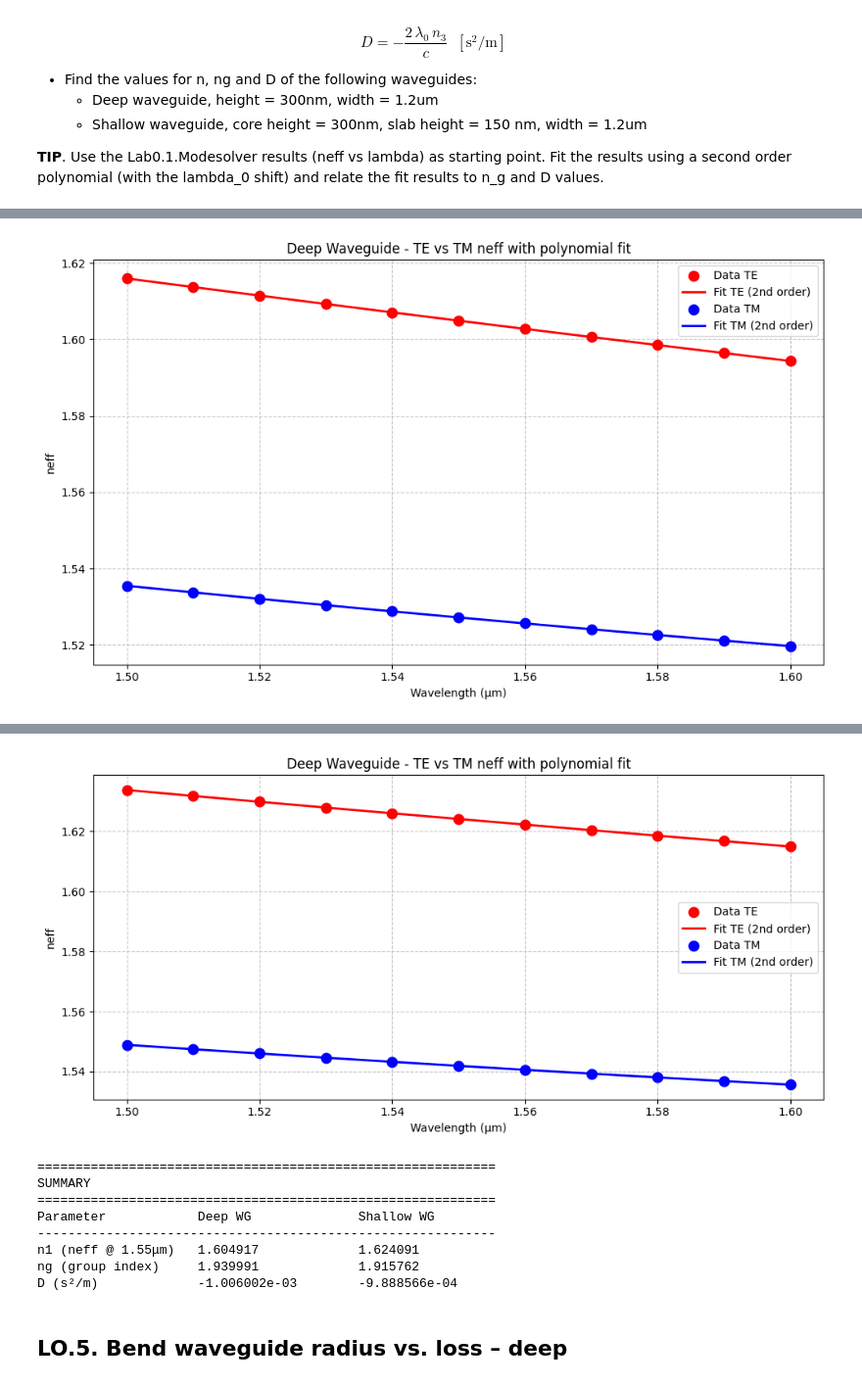
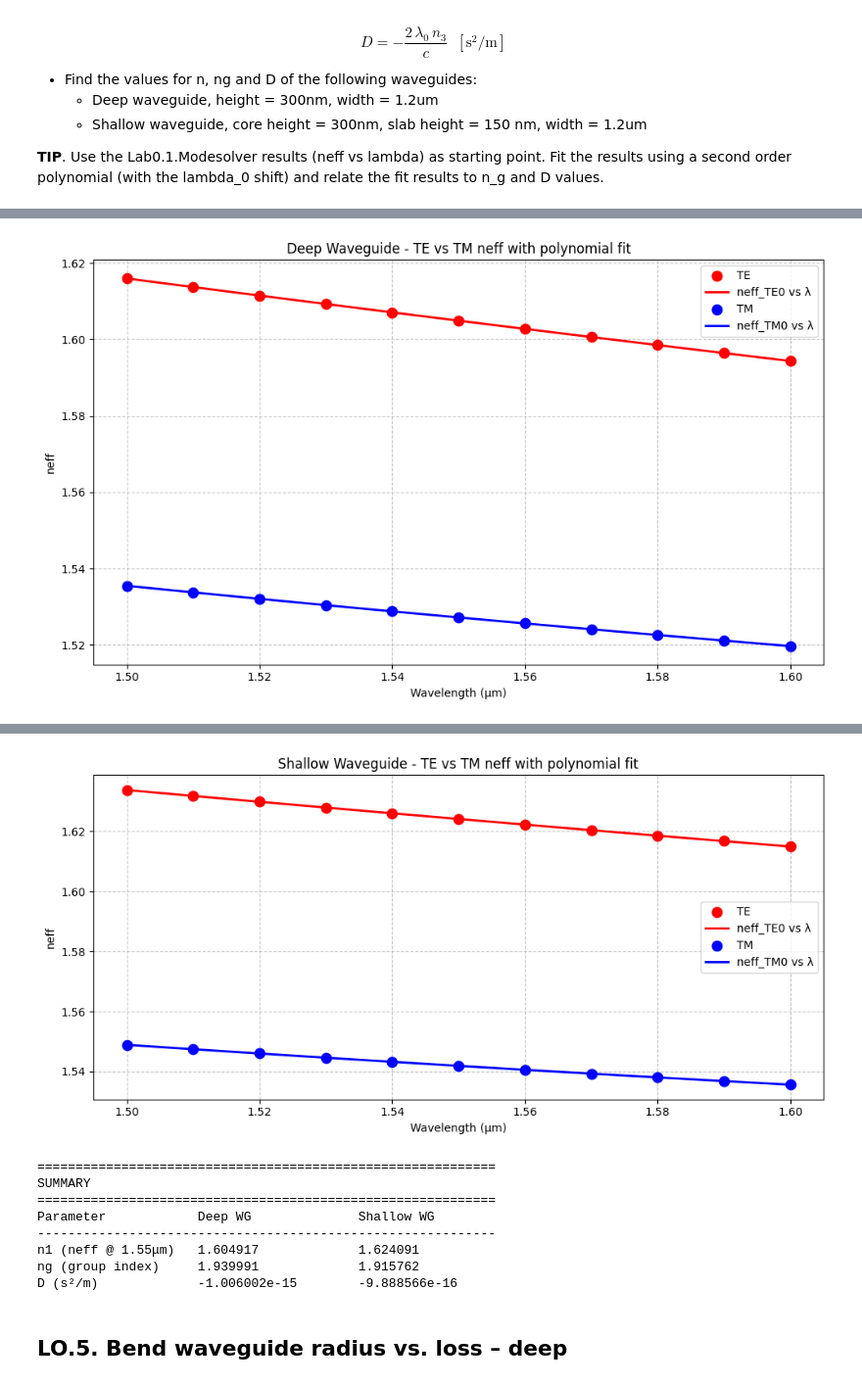
Before and after one commit to Valmaseda10/cifoin-lab1, a Jupyter notebook: WAVEGUIDES_Student.ipynb, the cells around one changed output, grey strips where cells are left out. Shown at 98% size. Saved outputs shown, nothing was run; the diff lists cells and outputs as text; code cells hidden in the pictures.

```diff
--- a/WAVEGUIDES_Student.ipynb
+++ b/WAVEGUIDES_Student.ipynb
@@ -440,16 +440,16 @@ print(f"D (dispersion): {D_deep_tm:.6e} s²/m")
 plt.figure(figsize=(10, 6))
 
 # --- MODO TE ---
-plt.scatter(wavelength_deep, neff_deep, color='red', s=80, label='Data TE', zorder=5)
+plt.scatter(wavelength_deep, neff_deep, color='red', s=80, label='TE', zorder=5)
 lambda_fit = np.linspace(wavelength_deep.min(), wavelength_deep.max(), 100)
 delta_lambda_fit = lambda_fit - lambda_0
 neff_fit_te = np.polyval(coeffs_deep, delta_lambda_fit)
-plt.plot(lambda_fit, neff_fit_te, 'r-', linewidth=2, label='Fit TE (2nd order)')
+plt.plot(lambda_fit, neff_fit_te, 'r-', linewidth=2, label='neff_TE0 vs λ')
 
 # --- MODO TM ---
-plt.scatter(wavelength_deep, neff_deep_tm, color='blue', s=80, label='Data TM', zorder=5)
+plt.scatter(wavelength_deep, neff_deep_tm, color='blue', s=80, label='TM', zorder=5)
 neff_fit_tm = np.polyval(coeffs_deep_tm, delta_lambda_fit)
-plt.plot(lambda_fit, neff_fit_tm, 'b-', linewidth=2, label='Fit TM (2nd order)')
+plt.plot(lambda_fit, neff_fit_tm, 'b-', linewidth=2, label='neff_TM0 vs λ')
 
 # Configuración de la gráfica única
 plt.xlabel('Wavelength (μm)')
@@ -509,21 +509,21 @@ print(f"D (dispersion): {D_shallow:.6e} s²/m")
 plt.figure(figsize=(10, 5))
 
 # --- MODO TE ---
-plt.scatter(wavelength_shallow, neff_shallow, color='red', s=80, label='Data TE', zorder=5)
+plt.scatter(wavelength_shallow, neff_shallow, color='red', s=80, label='TE', zorder=5)
 lambda_fit = np.linspace(wavelength_shallow.min(), wavelength_shallow.max(), 100)
 delta_lambda_fit = lambda_fit - lambda_0
 neff_fit_te = np.polyval(coeffs_shallow, delta_lambda_fit)
-plt.plot(lambda_fit, neff_fit_te, 'r-', linewidth=2, label='Fit TE (2nd order)')
+plt.plot(lambda_fit, neff_fit_te, 'r-', linewidth=2, label='neff_TE0 vs λ')
 
 # --- MODO TM ---
-plt.scatter(wavelength_shallow, neff_shallow_tm, color='blue', s=80, label='Data TM', zorder=5)
+plt.scatter(wavelength_shallow, neff_shallow_tm, color='blue', s=80, label='TM', zorder=5)
 neff_fit_tm = np.polyval(coeffs_shallow_tm, delta_lambda_fit)
-plt.plot(lambda_fit, neff_fit_tm, 'b-', linewidth=2, label='Fit TM (2nd order)')
+plt.plot(lambda_fit, neff_fit_tm, 'b-', linewidth=2, label='neff_TM0 vs λ')
 
 # Configuración de la gráfica única
 plt.xlabel('Wavelength (μm)')
 plt.ylabel('neff')
-plt.title('Deep Waveguide - TE vs TM neff with polynomial fit')
+plt.title('Shallow Waveguide - TE vs TM neff with polynomial fit')
 plt.grid(True, which='both', linestyle='--', alpha=0.7)
 plt.legend(loc='best')
 plt.tight_layout()
@@ -556,4 +556,4 @@ D (dispersion): -1.589594e-03 s²/m
-[figure, old version]
+[figure, new version]
 ============================================================
 SHALLOW WAVEGUIDE (height=300nm, width=1.2um, slab=150nm)
 ============================================================
@@ -566,4 +566,4 @@ D (dispersion): -9.888566e-04 s²/m
-[figure, old version]
+[figure, new version]
 ============================================================
 SUMMARY
 ============================================================
@@ -571,7 +571,7 @@ Parameter            Deep WG              Shallow WG
 ------------------------------------------------------------
 n1 (neff @ 1.55μm)   1.604917             1.624091
 ng (group index)     1.939991             1.915762
-D (s²/m)             -1.006002e-03        -9.888566e-04
+D (s²/m)             -1.006002e-15        -9.888566e-16
 # %% [markdown]
 ## LO.5. Bend waveguide radius vs. loss – deep
 # %% [markdown]
```
Also changed, not shown: parts of 13 cells of this notebook.
